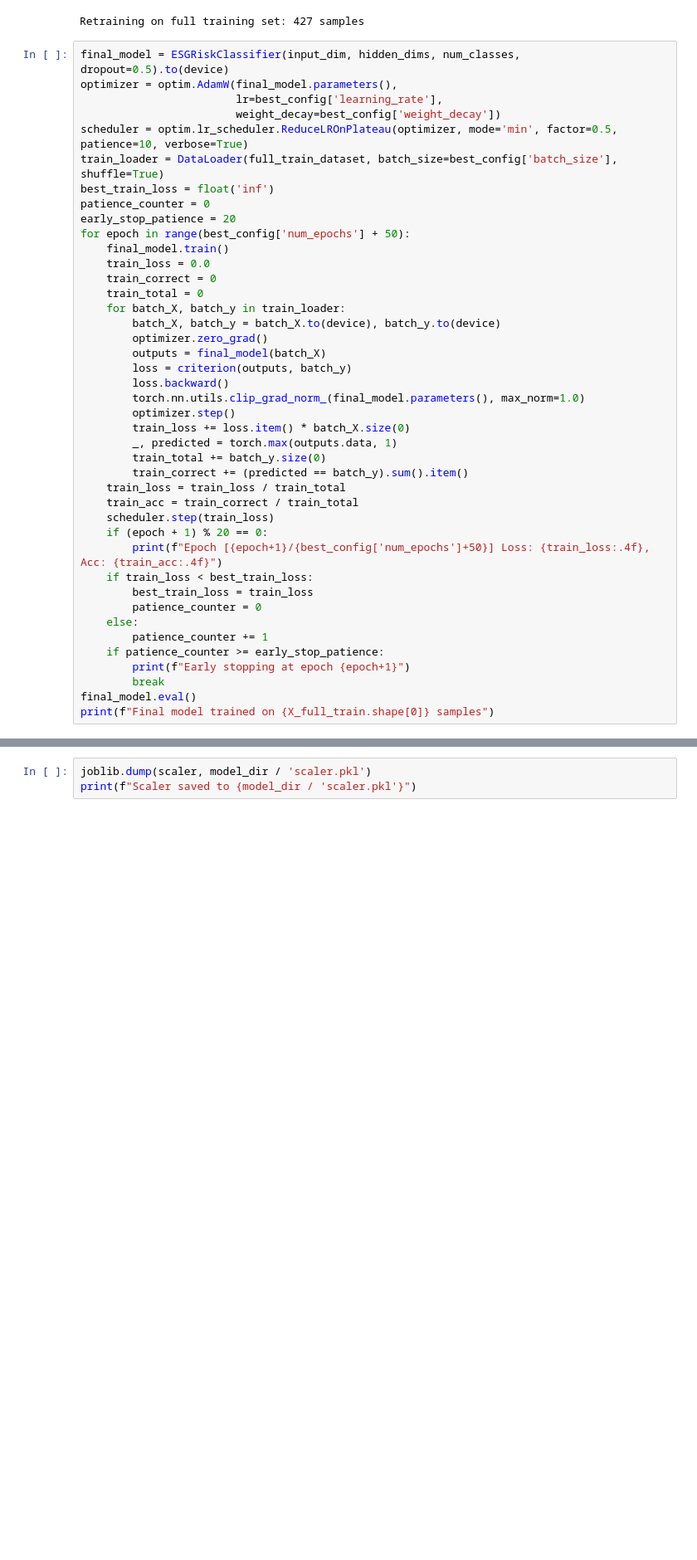
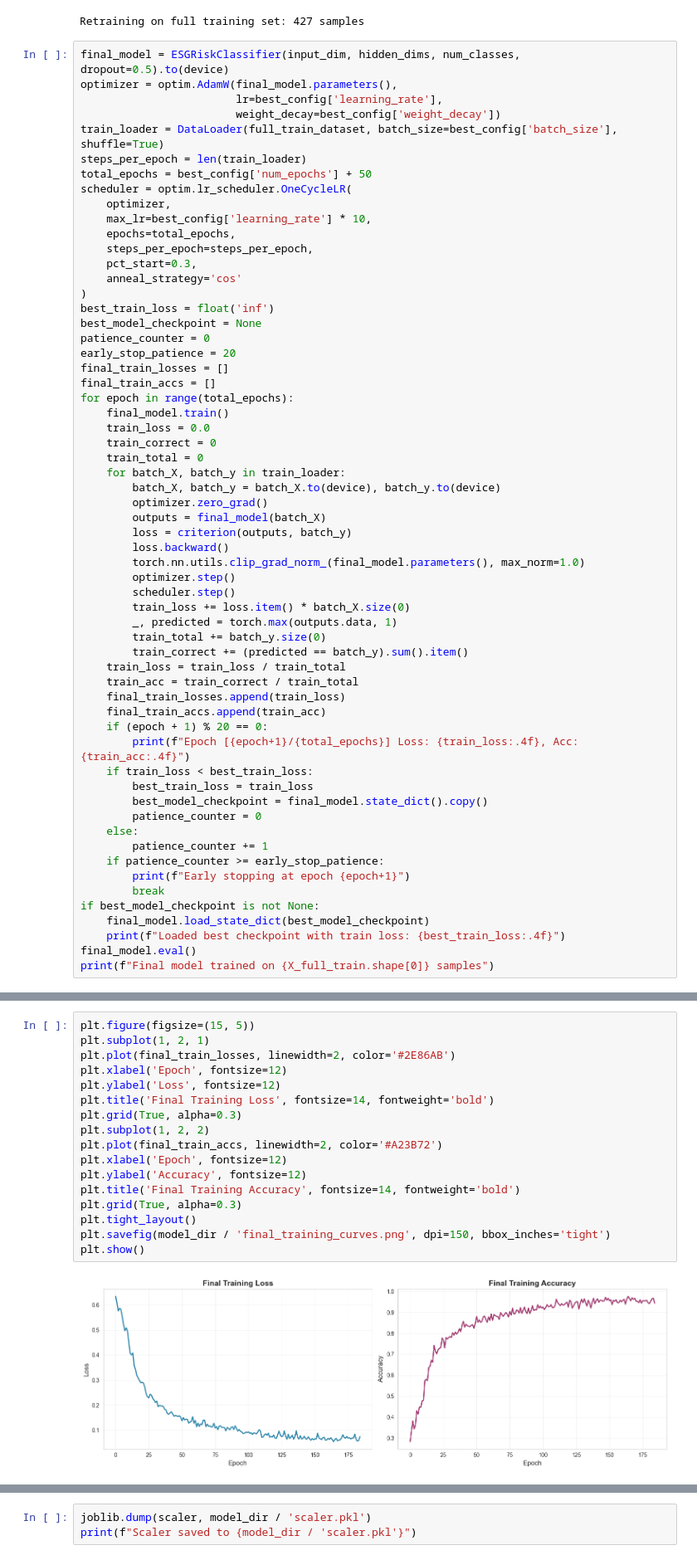
Before and after one commit to Surya-Hariharan/ESG-Sustainability-Analysis, a Jupyter notebook: notebooks/03_ESG_Risk_Model_Training.ipynb, the cells around one changed output, grey strips where cells are left out. Shown at 83% size. Saved outputs shown, nothing was run; the diff lists cells and outputs as text; blank space fills up the shorter version.

```diff
--- a/notebooks/03_ESG_Risk_Model_Training.ipynb
+++ b/notebooks/03_ESG_Risk_Model_Training.ipynb
@@ -333,12 +376,24 @@ final_model = ESGRiskClassifier(input_dim, hidden_dims, num_classes, dropout=0.5
 optimizer = optim.AdamW(final_model.parameters(),
                         lr=best_config['learning_rate'],
                         weight_decay=best_config['weight_decay'])
-scheduler = optim.lr_scheduler.ReduceLROnPlateau(optimizer, mode='min', factor=0.5, patience=10, verbose=True)
 train_loader = DataLoader(full_train_dataset, batch_size=best_config['batch_size'], shuffle=True)
+steps_per_epoch = len(train_loader)
+total_epochs = best_config['num_epochs'] + 50
+scheduler = optim.lr_scheduler.OneCycleLR(
+    optimizer,
+    max_lr=best_config['learning_rate'] * 10,
+    epochs=total_epochs,
+    steps_per_epoch=steps_per_epoch,
+    pct_start=0.3,
+    anneal_strategy='cos'
+)
 best_train_loss = float('inf')
+best_model_checkpoint = None
 patience_counter = 0
 early_stop_patience = 20
-for epoch in range(best_config['num_epochs'] + 50):
+final_train_losses = []
+final_train_accs = []
+for epoch in range(total_epochs):
     final_model.train()
     train_loss = 0.0
     train_correct = 0
@@ -351,23 +406,29 @@ for epoch in range(best_config['num_epochs'] + 50):
         loss.backward()
         torch.nn.utils.clip_grad_norm_(final_model.parameters(), max_norm=1.0)
         optimizer.step()
+        scheduler.step()
         train_loss += loss.item() * batch_X.size(0)
         _, predicted = torch.max(outputs.data, 1)
         train_total += batch_y.size(0)
         train_correct += (predicted == batch_y).sum().item()
     train_loss = train_loss / train_total
     train_acc = train_correct / train_total
-    scheduler.step(train_loss)
+    final_train_losses.append(train_loss)
+    final_train_accs.append(train_acc)
     if (epoch + 1) % 20 == 0:
-        print(f"Epoch [{epoch+1}/{best_config['num_epochs']+50}] Loss: {train_loss:.4f}, Acc: {train_acc:.4f}")
+        print(f"Epoch [{epoch+1}/{total_epochs}] Loss: {train_loss:.4f}, Acc: {train_acc:.4f}")
     if train_loss < best_train_loss:
         best_train_loss = train_loss
+        best_model_checkpoint = final_model.state_dict().copy()
         patience_counter = 0
     else:
         patience_counter += 1
     if patience_counter >= early_stop_patience:
         print(f"Early stopping at epoch {epoch+1}")
         break
+if best_model_checkpoint is not None:
+    final_model.load_state_dict(best_model_checkpoint)
+    print(f"Loaded best checkpoint with train loss: {best_train_loss:.4f}")
 final_model.eval()
 print(f"Final model trained on {X_full_train.shape[0]} samples")
 # %% [output]
@@ -387,4 +446,23 @@ Early stopping at epoch 164
 Final model trained on 427 samples
+# %%
+plt.figure(figsize=(15, 5))
+plt.subplot(1, 2, 1)
+plt.plot(final_train_losses, linewidth=2, color='#2E86AB')
+plt.xlabel('Epoch', fontsize=12)
+plt.ylabel('Loss', fontsize=12)
+plt.title('Final Training Loss', fontsize=14, fontweight='bold')
+plt.grid(True, alpha=0.3)
+plt.subplot(1, 2, 2)
+plt.plot(final_train_accs, linewidth=2, color='#A23B72')
+plt.xlabel('Epoch', fontsize=12)
+plt.ylabel('Accuracy', fontsize=12)
+plt.title('Final Training Accuracy', fontsize=14, fontweight='bold')
+plt.grid(True, alpha=0.3)
+plt.tight_layout()
+plt.savefig(model_dir / 'final_training_curves.png', dpi=150, bbox_inches='tight')
+plt.show()
+# %% [output]
+[figure, added]
 # %%
 test_loader = DataLoader(test_dataset, batch_size=64, shuffle=False)
 all_preds = []
```
Also changed, not shown: parts of 17 cells of this notebook, 9 other files.
